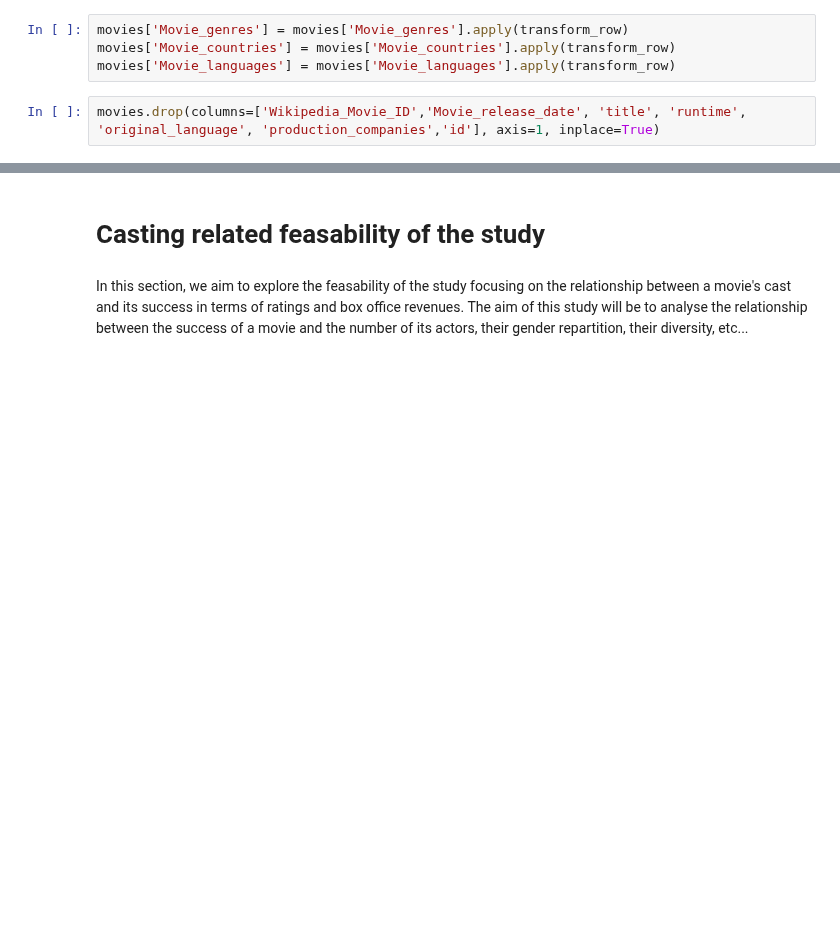
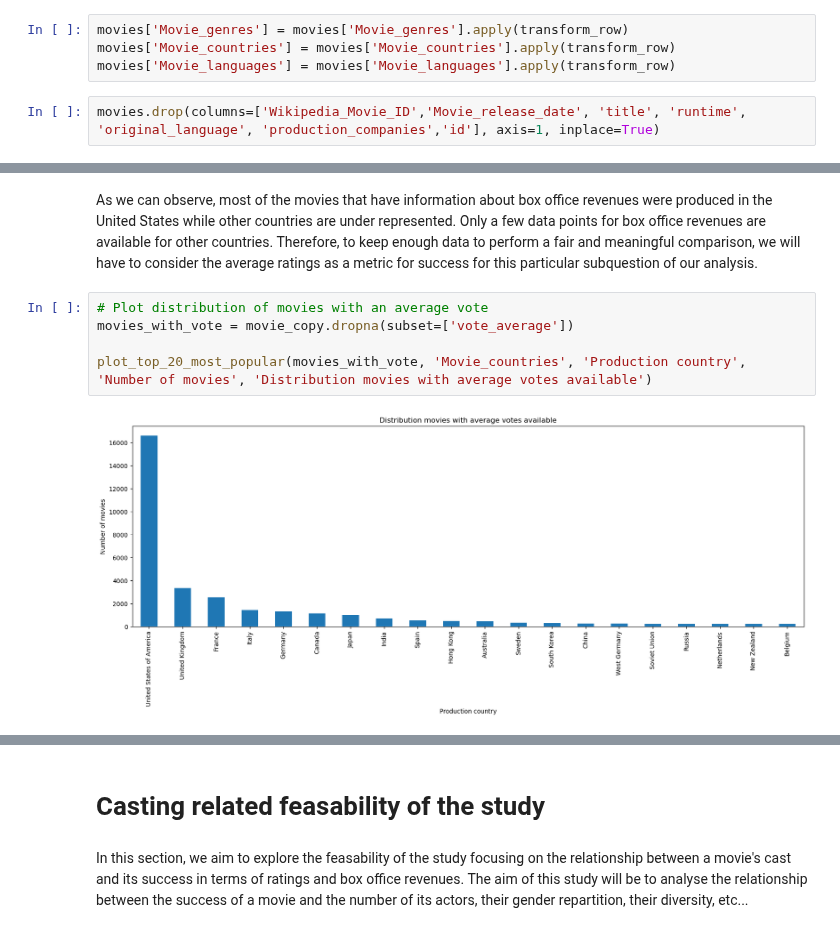
Before and after one commit to epfl-ada/ada-2023-project-yamal, a Jupyter notebook: movies_analysis.ipynb, the cells around one changed output, grey strips where cells are left out. Saved outputs shown, nothing was run; the diff lists cells and outputs as text; blank space fills up the shorter version.

```diff
--- a/movies_analysis.ipynb
+++ b/movies_analysis.ipynb
@@ -121,0 +132,9 @@ movies.drop(columns=['Wikipedia_Movie_ID','Movie_release_date', 'title', 'runtim
+# %% [markdown]
+As we can observe, most of the movies that have information about box office revenues were produced in the United States while other countries are  under represented. Only a few data points for box office revenues are available for other countries. Therefore, to keep enough data to perform a fair and meaningful comparison, we will have to consider the average ratings as a metric for success for this particular subquestion of our analysis.
+# %%
+# Plot distribution of movies with an average vote
+movies_with_vote = movie_copy.dropna(subset=['vote_average'])
+
+plot_top_20_most_popular(movies_with_vote, 'Movie_countries', 'Production country', 'Number of movies', 'Distribution movies with average votes available')
+# %% [output]
+[figure, added]
```
Also changed, not shown: parts of 20 cells of this notebook.
